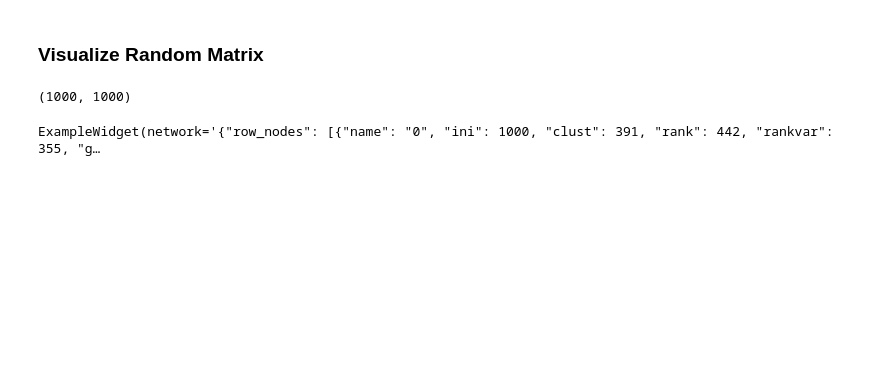
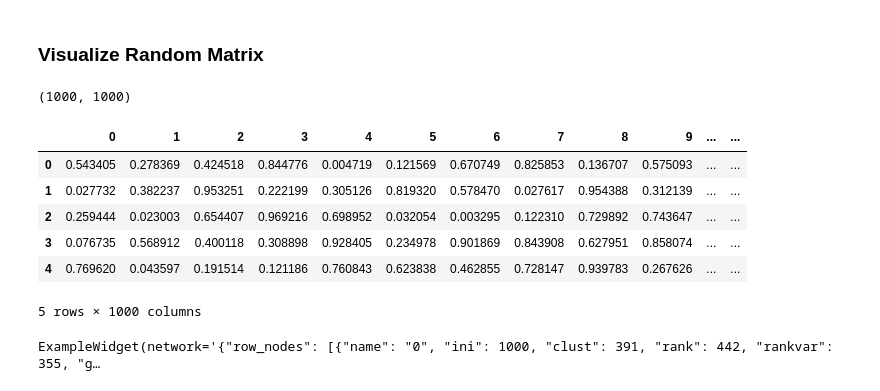
Before and after one commit to ismms-himc/clustergrammer-widget2-deprecated, a Jupyter notebook: examples/introduction.ipynb, the cells around one changed output. Drawn from its saved outputs; the diff is of its cells as text; code cells hidden in the pictures; blank space fills up the shorter version.

```diff
--- a/examples/introduction.ipynb
+++ b/examples/introduction.ipynb
@@ -21,21 +49,31 @@ ExampleWidget(network='{"row_nodes": [{"name": "Gene: CDK4", "ini": 38, "clust":
 # %% [markdown]
 ### Visualize Random Matrix
 # %%
-# # generate random matrix
-# num_rows = 1000
-# num_cols = 1000
-# np.random.seed(seed=100)
-# mat = np.random.rand(num_rows, num_cols)
+# generate random matrix
+num_rows = 1000
+num_cols = 1000
+np.random.seed(seed=100)
+mat = np.random.rand(num_rows, num_cols)
 
-# # make row and col labels
-# rows = range(num_rows)
-# cols = range(num_cols)
-# rows = [str(i) for i in rows]
-# cols = [str(i) for i in cols]
+# make row and col labels
+rows = range(num_rows)
+cols = range(num_cols)
+rows = [str(i) for i in rows]
+cols = [str(i) for i in cols]
 
-# # make dataframe
-# df = pd.DataFrame(data=mat, columns=cols, index=rows)
-# print(df.shape)
+# make dataframe
+df = pd.DataFrame(data=mat, columns=cols, index=rows)
+print(df.shape)
 # %% [output]
 (1000, 1000)
+# %%
+df.head()
+# %% [output]
+|  | 0 | 1 | 2 | 3 | 4 | 5 | 6 | 7 | 8 | 9 | ... | ... |
+| 0 | 0.543405 | 0.278369 | 0.424518 | 0.844776 | 0.004719 | 0.121569 | 0.670749 | 0.825853 | 0.136707 | 0.575093 | ... | ... |
+| 1 | 0.027732 | 0.382237 | 0.953251 | 0.222199 | 0.305126 | 0.819320 | 0.578470 | 0.027617 | 0.954388 | 0.312139 | ... | ... |
+| 2 | 0.259444 | 0.023003 | 0.654407 | 0.969216 | 0.698952 | 0.032054 | 0.003295 | 0.122310 | 0.729892 | 0.743647 | ... | ... |
+| 3 | 0.076735 | 0.568912 | 0.400118 | 0.308898 | 0.928405 | 0.234978 | 0.901869 | 0.843908 | 0.627951 | 0.858074 | ... | ... |
+| 4 | 0.769620 | 0.043597 | 0.191514 | 0.121186 | 0.760843 | 0.623838 | 0.462855 | 0.728147 | 0.939783 | 0.267626 | ... | ... |
+5 rows × 1000 columns
 # %%
```
Also changed, not shown: parts of 7 cells of this notebook, 4 other files.
